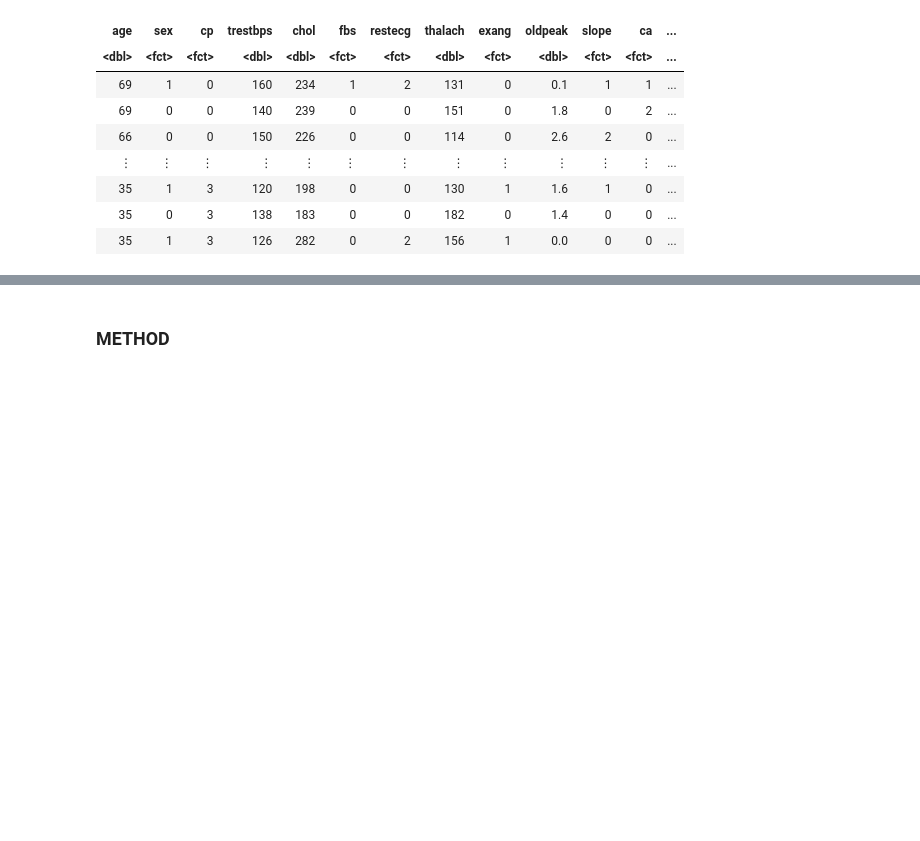
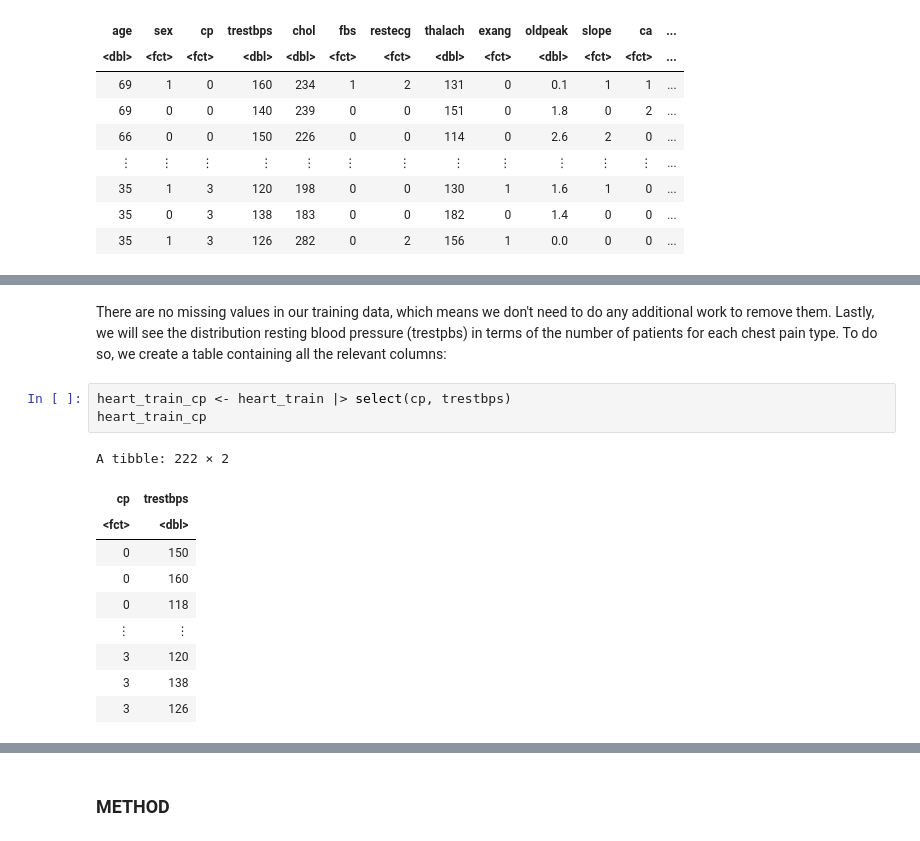
Before and after one commit to beandumplings/dsci_100_group143_project, a Jupyter notebook: Group143_Proposal.ipynb, the cells around one changed output, grey strips where cells are left out. Saved outputs shown, nothing was run; the diff lists cells and outputs as text; blank space fills up the shorter version.

```diff
--- a/Group143_Proposal.ipynb
+++ b/Group143_Proposal.ipynb
@@ -93,0 +118,16 @@ A tibble: 297 × 14
+# %% [markdown]
+There are no missing values in our training data, which means we don't need to do any additional work to remove them. Lastly, we will see the distribution resting blood pressure (trestpbs) in terms of the number of patients for each chest pain type. To do so, we create a table containing all the relevant columns:
+# %%
+heart_train_cp <- heart_train |> select(cp, trestbps)
+heart_train_cp
+# %% [output]
+A tibble: 222 × 2
+| cp | trestbps |
+| <fct> | <dbl> |
+| 0 | 150 |
+| 0 | 160 |
+| 0 | 118 |
+| ⋮ | ⋮ |
+| 3 | 120 |
+| 3 | 138 |
+| 3 | 126 |
```
Also changed, not shown: parts of 12 cells of this notebook.
